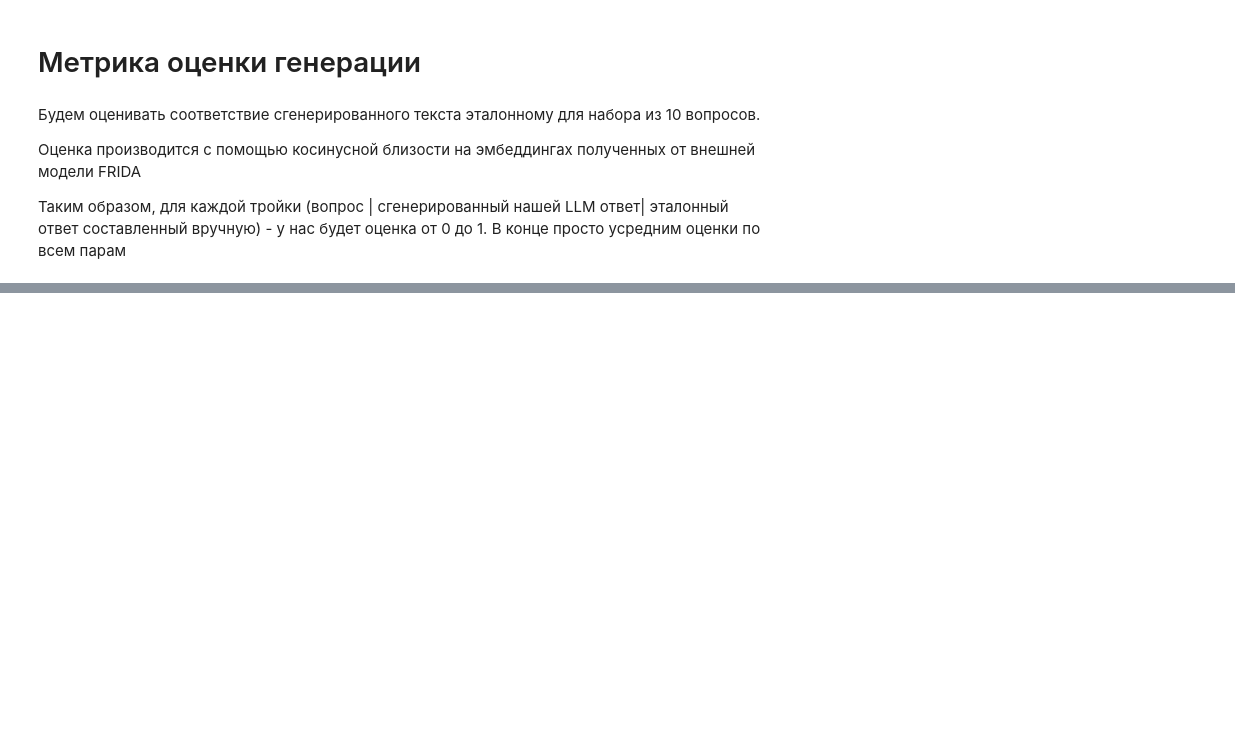
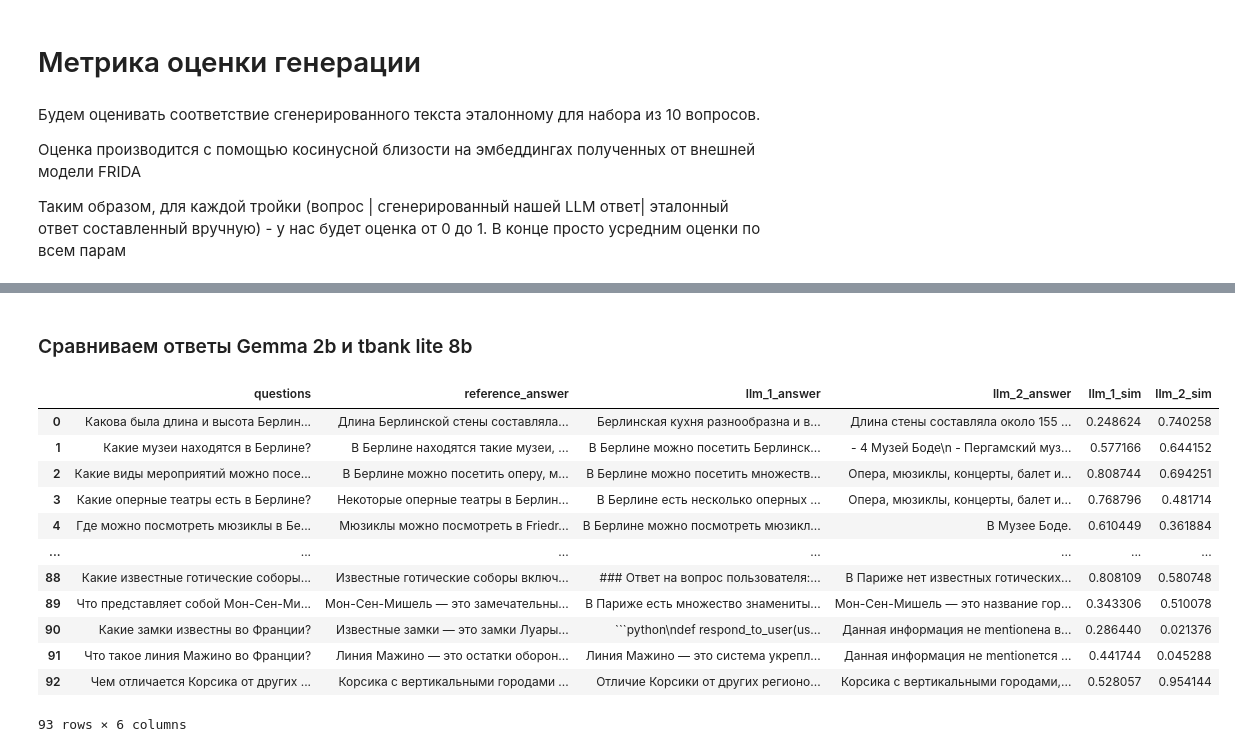
Before and after one commit to malyushitsky/rag-sber, a Jupyter notebook: model_eval.ipynb, the cells around one changed output, grey strips where cells are left out. Saved outputs shown, nothing was run; the diff lists cells and outputs as text; code cells hidden in the pictures; blank space fills up the shorter version.

````diff
--- a/model_eval.ipynb
+++ b/model_eval.ipynb
@@ -475,0 +754,2 @@ cosine_similarity: 0.8087
+# %% [markdown]
+### Сравниваем ответы Gemma 2b и tbank lite 8b
@@ -475,0 +774,16 @@ cosine_similarity: 0.8087
+# %%
+df
+# %% [output]
+|  | questions | reference_answer | llm_1_answer | llm_2_answer | llm_1_sim | llm_2_sim |
+| 0 | Какова была длина и высота Берлин... | Длина Берлинской стены составляла... | Берлинская кухня разнообразна и в... | Длина стены составляла около 155 ... | 0.248624 | 0.740258 |
+| 1 | Какие музеи находятся в Берлине? | В Берлине находятся такие музеи, ... | В Берлине можно посетить Берлинск... | - 4 Музей Боде\n - Пергамский муз... | 0.577166 | 0.644152 |
+| 2 | Какие виды мероприятий можно посе... | В Берлине можно посетить оперу, м... | В Берлине можно посетить множеств... | Опера, мюзиклы, концерты, балет и... | 0.808744 | 0.694251 |
+| 3 | Какие оперные театры есть в Берлине? | Некоторые оперные театры в Берлин... | В Берлине есть несколько оперных ... | Опера, мюзиклы, концерты, балет и... | 0.768796 | 0.481714 |
+| 4 | Где можно посмотреть мюзиклы в Бе... | Мюзиклы можно посмотреть в Friedr... | В Берлине можно посмотреть мюзикл... | В Музее Боде. | 0.610449 | 0.361884 |
+| ... | ... | ... | ... | ... | ... | ... |
+| 88 | Какие известные готические соборы... | Известные готические соборы включ... | ### Ответ на вопрос пользователя:... | В Париже нет известных готических... | 0.808109 | 0.580748 |
+| 89 | Что представляет собой Мон-Сен-Ми... | Мон-Сен-Мишель — это замечательны... | В Париже есть множество знамениты... | Мон-Сен-Мишель — это название гор... | 0.343306 | 0.510078 |
+| 90 | Какие замки известны во Франции? | Известные замки — это замки Луары... | ```python\ndef respond_to_user(us... | Данная информация не mentionена в... | 0.286440 | 0.021376 |
+| 91 | Что такое линия Мажино во Франции? | Линия Мажино — это остатки оборон... | Линия Мажино — это система укрепл... | Данная информация не mentionется ... | 0.441744 | 0.045288 |
+| 92 | Чем отличается Корсика от других ... | Корсика с вертикальными городами ... | Отличие Корсики от других регионо... | Корсика с вертикальными городами,... | 0.528057 | 0.954144 |
+93 rows × 6 columns
````
Also changed, not shown: parts of 41 cells of this notebook, 3 other files.
